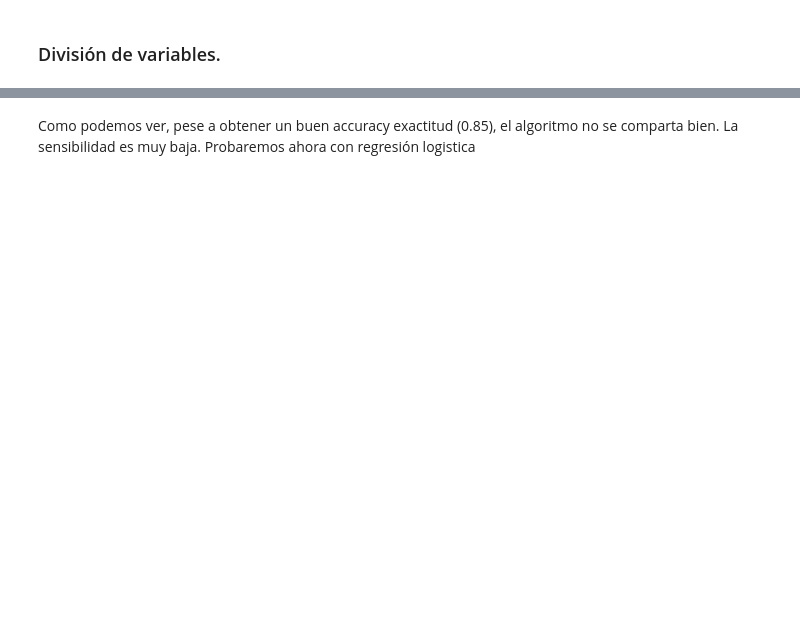
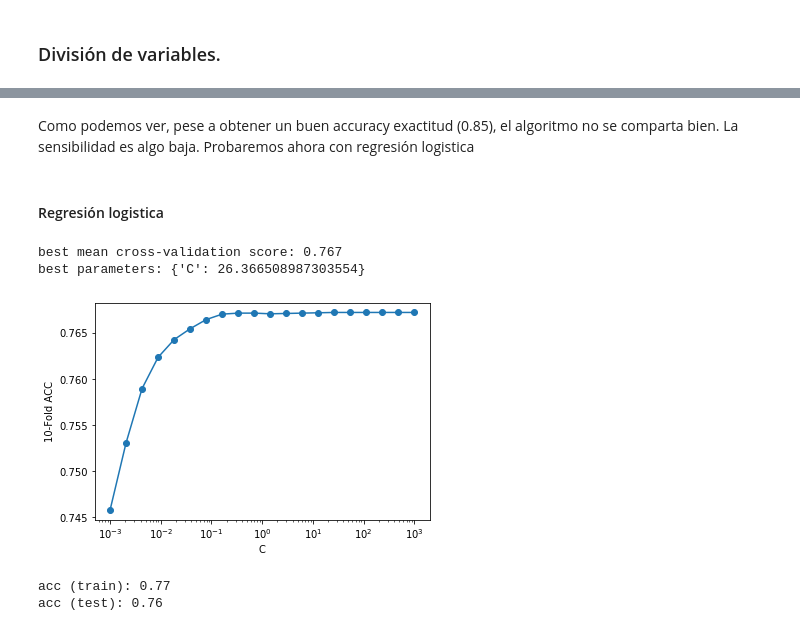
Before and after one commit to ivanrumo/KC_Practica_Machine_Learning, a Jupyter notebook: Un problema de clasificación.ipynb, the cells around one changed output, grey strips where cells are left out. Saved outputs shown, nothing was run; the diff lists cells and outputs as text; code cells hidden in the pictures; blank space fills up the shorter version.

```diff
--- a/Un problema de clasificación.ipynb
+++ b/Un problema de clasificación.ipynb
@@ -487,18 +584,29 @@ calcula_metricas(confmatKNN_test)
 # %% [markdown]
-Como podemos ver, pese a obtener un buen accuracy exactitud (0.85), el algoritmo no se comparta bien. La sensibilidad es muy baja. Probaremos ahora con regresión logistica
+Como podemos ver, pese a obtener un buen accuracy exactitud (0.85), el algoritmo no se comparta bien. La sensibilidad es algo baja. Probaremos ahora con regresión logistica
+# %% [markdown]
+#### Regresión logistica
 # %%
-vectorC = np.logspace(-3, , 20)
+#vectorC = np.logspace(-10, 2, 20)
+vectorC = np.logspace(-3, 3, 20)
 param_grid = {'C': vectorC}
 
-grid = GridSearchCV(LogisticRegression(fit_intercept=False), scoring= 'accuracy', param_grid=param_grid, cv = 10)
+grid = GridSearchCV(LogisticRegression(class_weight = 'balanced', random_state = 0), scoring= 'accuracy', param_grid=param_grid, cv = 10, n_jobs=8)
 grid.fit(X_train, y_train)
 
 print("best mean cross-validation score: {:.3f}".format(grid.best_score_))
 print("best parameters: {}".format(grid.best_params_))
-print("test-set score: {:.2f}".format(grid.score(X_test, y_test)))
 
 scores = np.array(grid.cv_results_['mean_test_score'])
 plt.semilogx(vectorC,scores,'-o')
 plt.xlabel('C')
 plt.ylabel('10-Fold ACC')
 plt.show()
+
+print("acc (train): {:.2f}".format(grid.score(X_train, y_train)))
+print("acc (test): {:.2f}".format(grid.score(X_test, y_test)))
+# %% [output]
+best mean cross-validation score: 0.767
+best parameters: {'C': 26.366508987303554}
+[figure, added]
+acc (train): 0.77
+acc (test): 0.76
```
Also changed, not shown: parts of 62 cells of this notebook, 2 other files.
